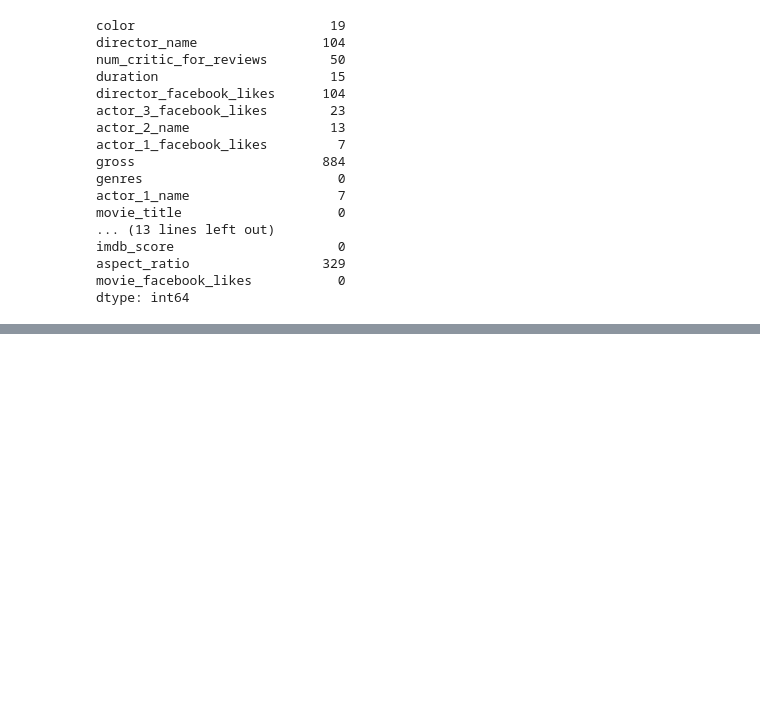
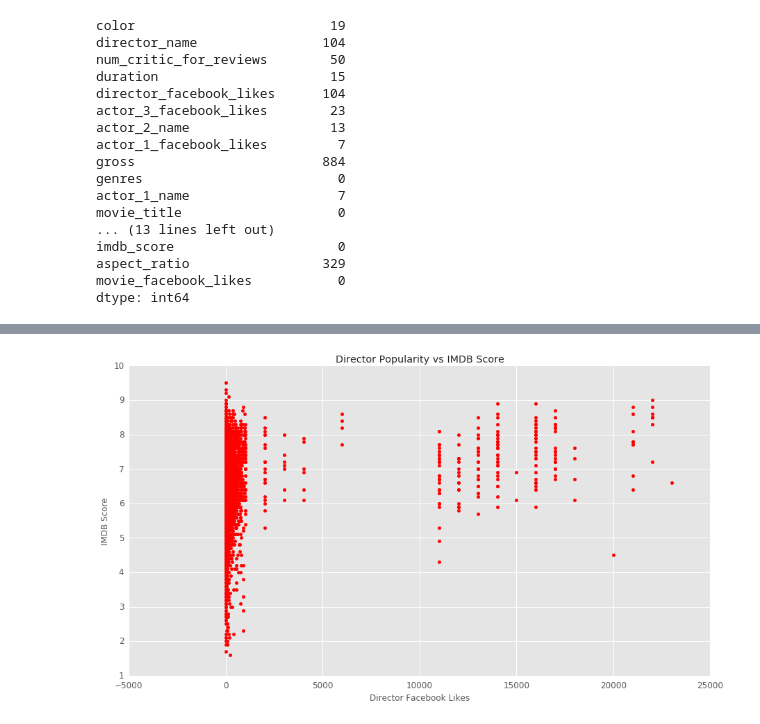
Before and after one commit to phayv/Data-Science-ML-Projects, a Jupyter notebook: Current Project MOVIES/main.ipynb, the cells around one changed output, grey strips where cells are left out. Cells and saved outputs as stored; diff of their text form; code cells hidden in the pictures; blank space fills up the shorter version.

```diff
--- a/Current Project MOVIES/main.ipynb
+++ b/Current Project MOVIES/main.ipynb
@@ -85,0 +139,17 @@ plt.scatter(temp_df['cast_total_facebook_likes'],temp_df['imdb_score'])
+# %%
+"""
+DIRECTORS:
+
+There seems to be a slight upward trend.
+This also seems like directors should be categorized into two seperate groups.
+"""
+plt.figure(figsize = (15,8))
+plt.title('Director Popularity vs IMDB Score')
+plt.xlabel('Director Facebook Likes')
+plt.ylabel('IMDB Score')
+plt.scatter(df['director_facebook_likes'],df['imdb_score'],color = 'r')
+plt.tick_params(which = 'both', labelsize= 12)
+
+plt.show()
+# %% [output]
+[figure, added]
```
Also changed, not shown: parts of 15 cells of this notebook.
